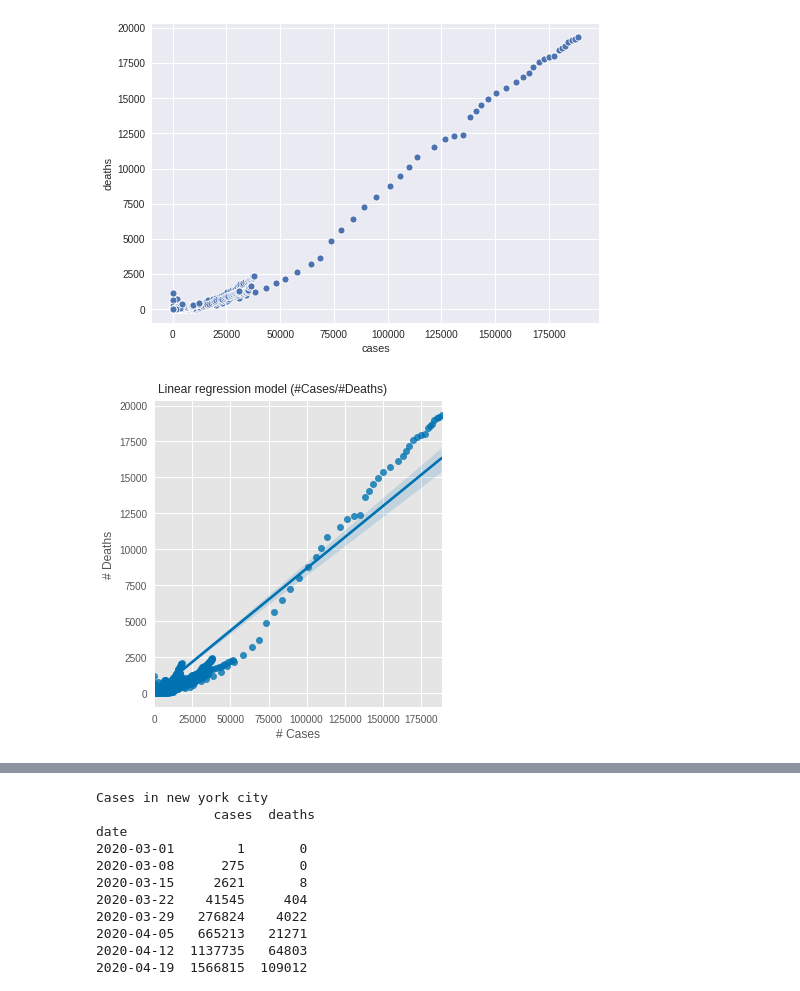
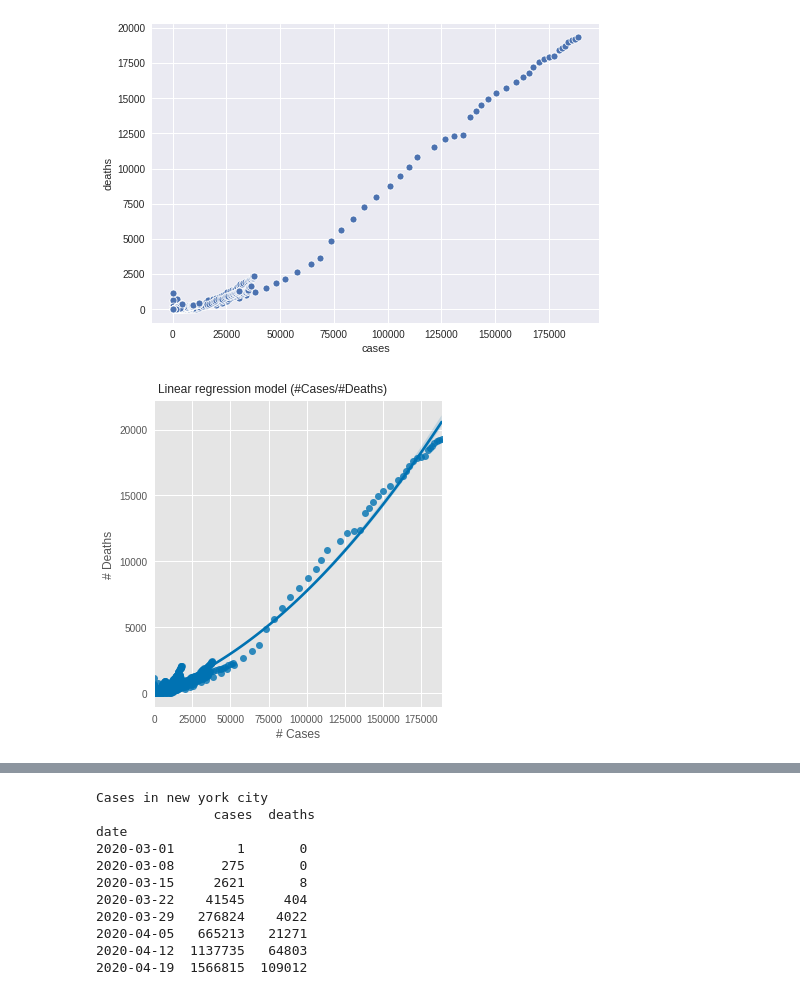
Before and after one commit to jafar-albadarneh/data-science-pot, a Jupyter notebook: Covid19_US_data_analysis.ipynb, the cells around one changed output, grey strips where cells are left out. Drawn from its saved outputs; the diff is of its cells as text; code cells hidden in the pictures.

```diff
--- a/Covid19_US_data_analysis.ipynb
+++ b/Covid19_US_data_analysis.ipynb
@@ -57,9 +57,9 @@ plt.show()
 [figure]
 # %%
 # Perform Linear Regression among cases/deaths
-g = sns.lmplot(x='cases', y='deaths', data=covid_data,)
+g = sns.lmplot(x='cases', y='deaths', data=covid_data, order=2)
 g.fig.suptitle('Linear regression model (#Cases/#Deaths)', y=1.02)
 g.set(xlabel='# Cases', ylabel='# Deaths')
 plt.show()
 # %% [output]
-[figure, old version]
+[figure, new version]
```
Also changed, not shown: parts of 1 cell of this notebook.
